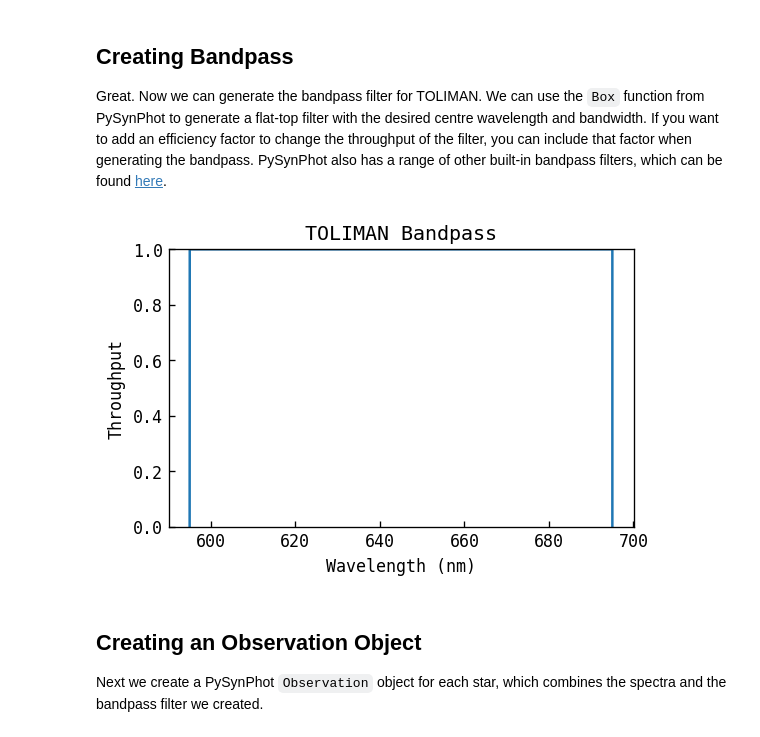
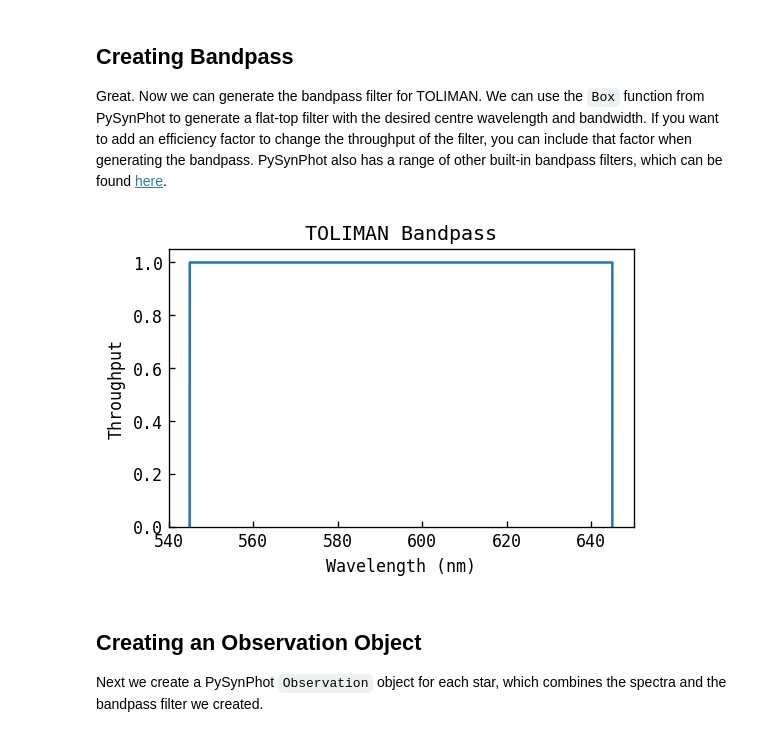
Before and after one commit to maxecharles/toliman-phd, a Jupyter notebook: notebooks/photon_count.ipynb, the cells around one changed output. Saved outputs shown, nothing was run; the diff lists cells and outputs as text; code cells hidden in the pictures.

```diff
--- a/notebooks/photon_count.ipynb
+++ b/notebooks/photon_count.ipynb
@@ -29,8 +29,8 @@ ALPHA_CEN_B_METALICITY = 0.23
 ALPHA_CEN_B_SURFACE_GRAV = 4.37  # log(g)
 ALPHA_CEN_B_MAGNITUDE = 1.33  # vega magnitude
 
-FILTER_MIN_WAVELENGTH = 595.  # nm
-FILTER_MAX_WAVELENGTH = 695.  # nm
+FILTER_MIN_WAVELENGTH = 545.  # nm
+FILTER_MAX_WAVELENGTH = 645.  # nm
 
 os.chdir('..'); os.chdir('data')  # changing working directory so pysynphot can find the data
 # %% [markdown]
@@ -115,20 +115,20 @@ PySynPhot also has a range of other built-in bandpass filters, which can be foun
 # %%
 # converting to angstrom for pysynphot
 centre = 10 * (FILTER_MIN_WAVELENGTH + FILTER_MAX_WAVELENGTH)/2
 bandwidth = 10 * (FILTER_MAX_WAVELENGTH - FILTER_MIN_WAVELENGTH)
 
 bandpass = S.Box(centre, bandwidth) # add efficiency factor here
 bandpass.convert('nm')
 
 plt.figure(figsize=(5,3))
 plt.plot(bandpass.wave, bandpass.throughput)
-plt.ylim(0, 1)
+plt.ylim(0, 1.05)
 plt.xlabel(f'Wavelength ({bandpass.waveunits})')
 plt.ylabel('Throughput')
 plt.title('TOLIMAN Bandpass')
 plt.show()
 # %% [output]
-[figure, old version]
+[figure, new version]
 # %% [markdown]
 ## Creating an Observation Object
 Next we create a PySynPhot `Observation` object for each star, which combines the spectra and the bandpass filter we created.
```
Also changed, not shown: parts of 4 cells of this notebook.
